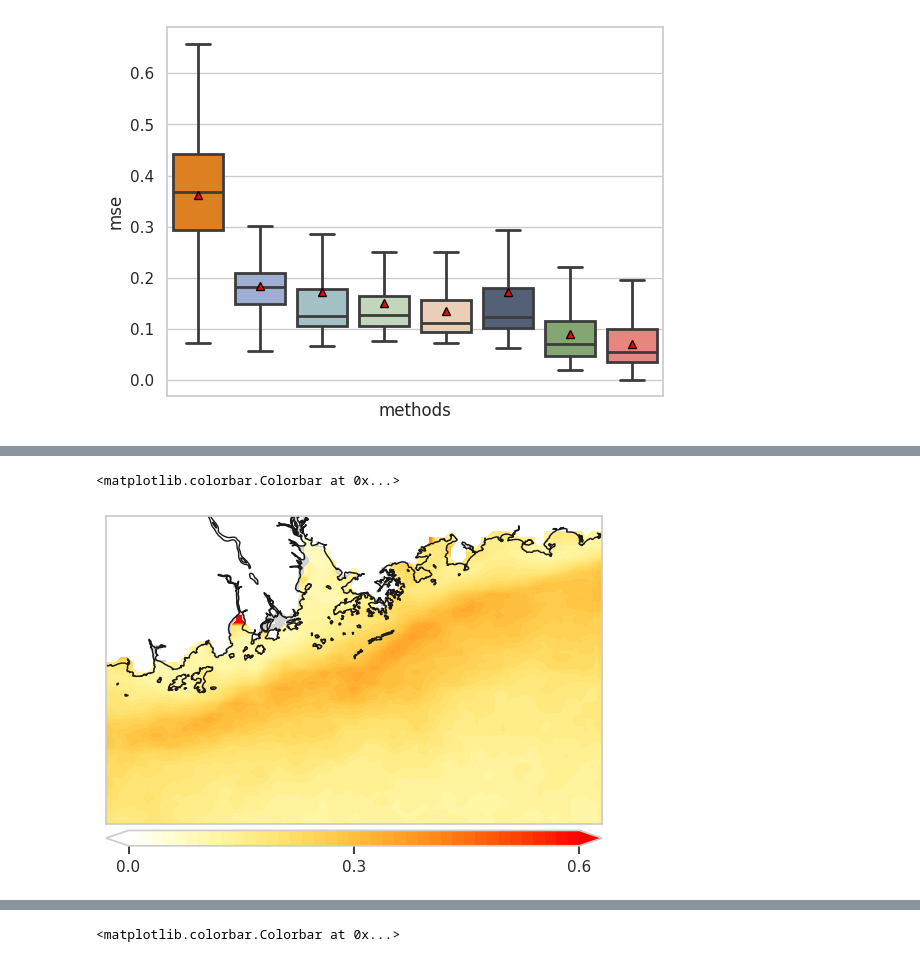
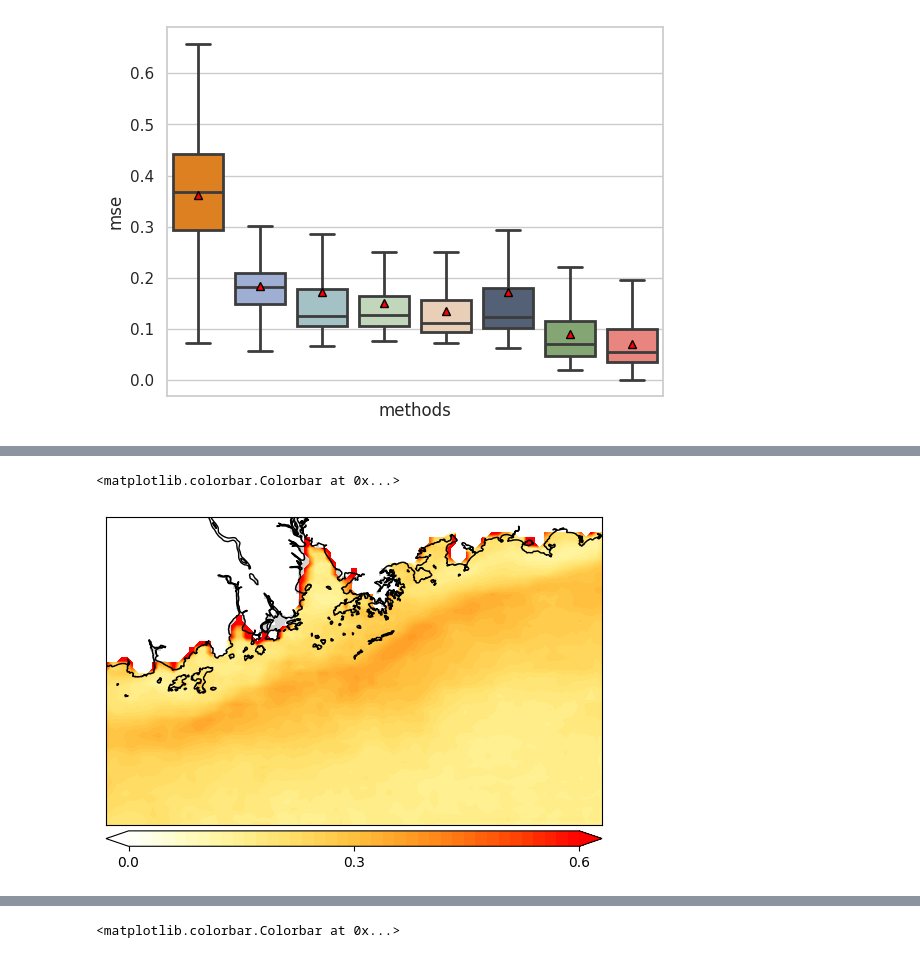
Before and after one commit to YangLabHKUST/STIMP, a Jupyter notebook: visualization/PRE/prediction.ipynb, the cells around one changed output, grey strips where cells are left out. Drawn from its saved outputs; the diff is of its cells as text; code cells hidden in the pictures.

```diff
--- a/visualization/PRE/prediction.ipynb
+++ b/visualization/PRE/prediction.ipynb
@@ -293,35 +293,35 @@ from sklearn.cluster import KMeans, DBSCAN, SpectralClustering
 import cartopy.crs as ccrs
 from copy import deepcopy
 import h5py
 from numpy import meshgrid
 import numpy as np
 
 cm = Colormap('vispy:fire').to_mpl()
 is_sea = np.load("/home/mafzhang/data/PRE/8d/is_sea.npy")
-mae_our_sp = deepcopy(mae_our.numpy())
+mae_our_sp = deepcopy(mae_our_wo.numpy())
 tmp = np.zeros((60,96))
 tmp[~is_sea.astype(bool)]= np.nan
 tmp[is_sea.astype(bool)]= mae_our_sp
 
 raw_data = h5py.File("/home/mafzhang/data/PRE/8d/modis_chla_8d_4km_pre.mat", 'r')
 lon = np.array(raw_data['longitude']).squeeze()
 lati = np.array(raw_data['latitude']).squeeze()
 [x,y] = meshgrid(lon, lati)
 
 
 lon1, lon2, lati1, lati2 = lon.min(), lon.max(), lati.min(), lati.max()
 map = basemap.Basemap(llcrnrlon=lon1, llcrnrlat=lati1,urcrnrlon=lon2, urcrnrlat=lati2, projection='cyl', resolution='f')
 # map.fillcontinents(color='white')
 map.drawlsmask(land_color='white', ocean_color='lightgray', resolution='f',grid=1.25)
 # map.bluemarble()
 map.drawcoastlines()
 map.contourf(x, y, tmp, levels=np.linspace(0, 0.6, 40),cmap=cm,extend='both')
 
 # map.contourf(x, y, tmp2, levels=np.linspace(-1.5, 1.5, 40),cmap="Greys")
 map.colorbar(boundaries=np.linspace(0, 0.6, 100), ticks=np.linspace(0, 0.6, 3),location='bottom')
 # %% [output]
 <matplotlib.colorbar.Colorbar at 0x...>
-[figure, old version]
+[figure, new version]
 # %%
 from mpl_toolkits import basemap
 from sklearn.cluster import KMeans, DBSCAN, SpectralClustering
```
Also changed, not shown: parts of 8 cells of this notebook.
